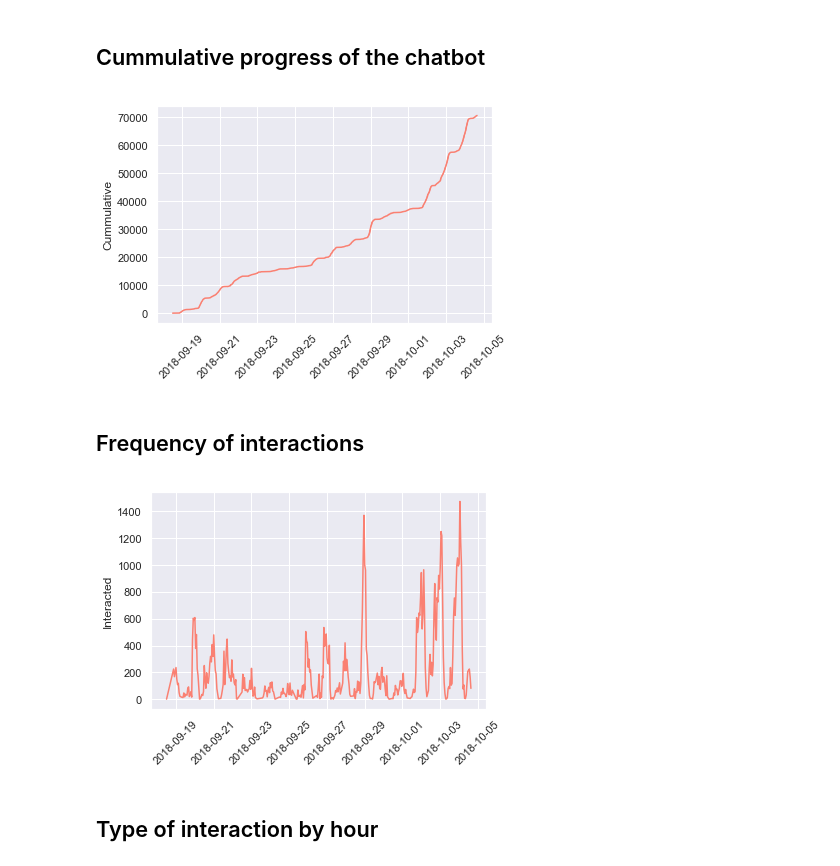
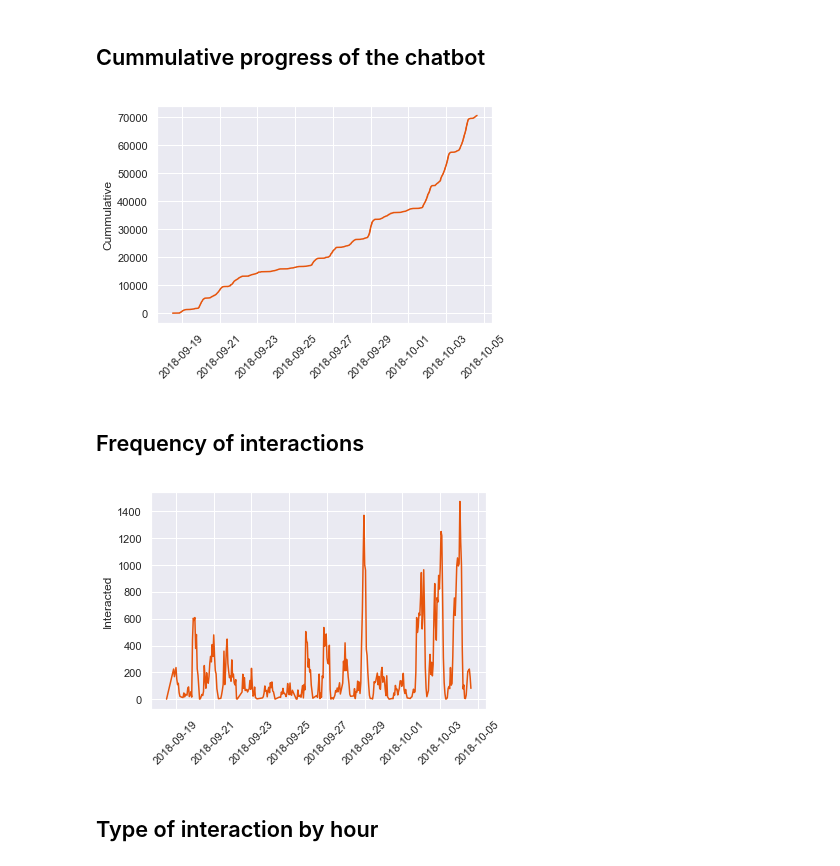
Before and after one commit to ConsiliumBots/consiliumbots.github.io, a Jupyter notebook: Chatbot_daily_Progress.ipynb, the cells around one changed output. Drawn from its saved outputs; the diff is of its cells as text; code cells hidden in the pictures.

```diff
--- a/Chatbot_daily_Progress.ipynb
+++ b/Chatbot_daily_Progress.ipynb
@@ -19,9 +17,8 @@ $( document ).ready(code_toggle);
 # %%
-import warnings
 import pandas as pd
 import numpy as np
 import seaborn as sns; sns.set()
-import scipy, random, copy, h5py, pandas, math, csv, sys, os, pickle, re, json
+import scipy, random, copy, h5py, pandas, math, csv, sys, os, pickle, re, json, warnings
 import matplotlib.pyplot as plt
 from itertools import combinations
 from sklearn import preprocessing
@@ -36,9 +33,10 @@ sub_routines = os.path.join(path,'..','QueVasaEstudiar','python', 'sub_routines'
 sys.path.append(sub_routines)
 from neural_predictor import neural_predictor
 from Import_MenuParameters import Import_MenuParameters
-
 pd.options.mode.chained_assignment = None
 warnings.simplefilter(action='ignore', category=FutureWarning)
+
+gcolor = '#e6550d'
 # %%
 root = "C:/Users/Franco/GitHub" #Franco's MSI
 
@@ -178,20 +259,20 @@ wageDeviation['N_total']=1
 # %% [markdown]
 ## Cummulative progress of the chatbot
 # %%
-ax = sns.lineplot(x="times", y="Cummulative", data=allinteractions, color='salmon')
+ax = sns.lineplot(x="times", y="Cummulative", data=allinteractions, color=gcolor)
 ax.set_xlabel('')
 for tick in ax.get_xticklabels(): tick.set_rotation(45)
 # %% [output]
-[figure, old version]
+[figure, new version]
 # %% [markdown]
 ## Frequency of interactions
 # %%
-ax = sns.lineplot(x="hours", y="Interacted", data=allinteractions.groupby('hours').sum().reset_index(), color='salmon')
+ax = sns.lineplot(x="hours", y="Interacted", data=allinteractions.groupby('hours').sum().reset_index(), color=gcolor)
 ax.set_xlabel('')
 for tick in ax.get_xticklabels(): tick.set_rotation(45)
 plt.show()
 # %% [output]
-[figure, old version]
+[figure, new version]
 # %% [markdown]
 ## Type of interaction by hour
 # %%
```
Also changed, not shown: parts of 12 cells of this notebook, 1 other file.
